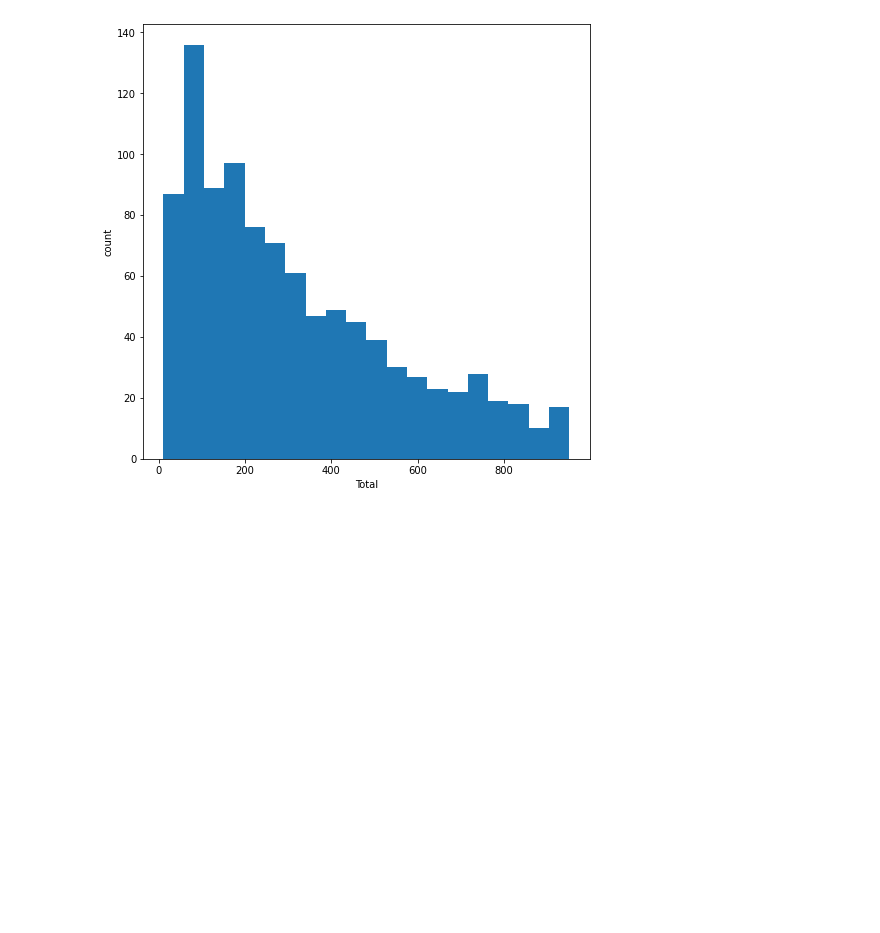
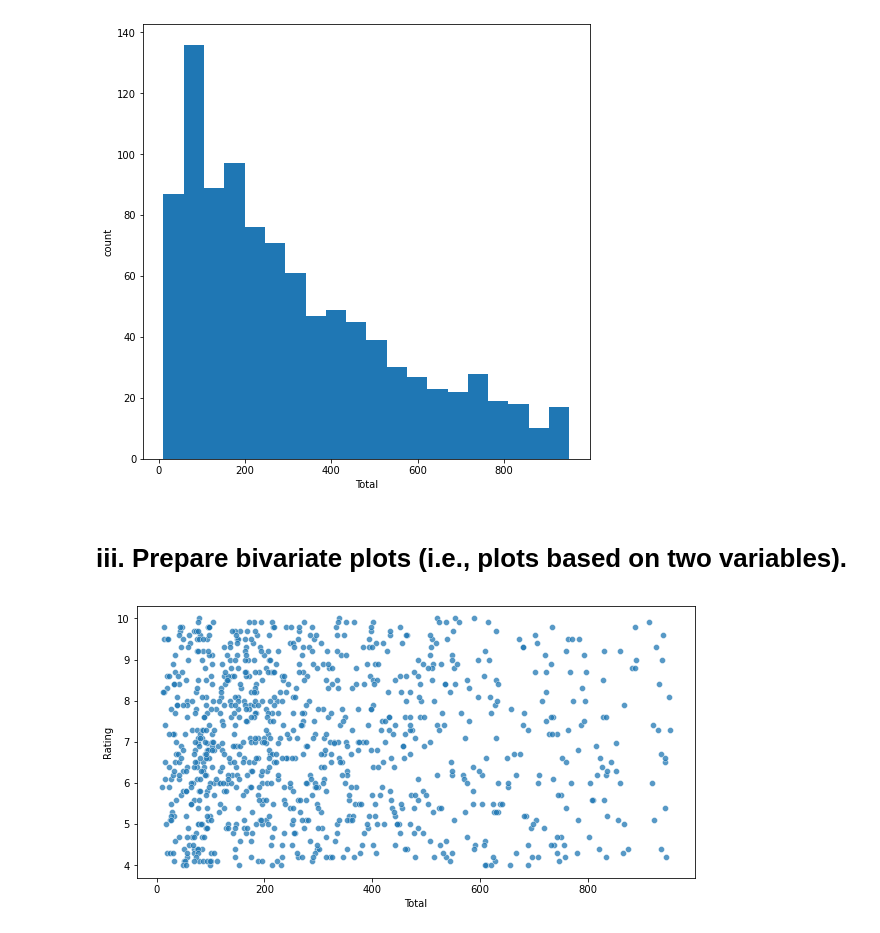
Before and after one commit to ABDULMOHSEEN-AlAli/ISE291_Project, a Jupyter notebook: Project/Supermarket_Sales_Project.ipynb, the cells around one changed output. Cells and saved outputs as stored; diff of their text form; code cells hidden in the pictures; blank space fills up the shorter version.

Commit message:
solved part 3 from i to v and further adjustment need to be done after agreening on type of data analysis

```diff
--- a/Project/Supermarket_Sales_Project.ipynb
+++ b/Project/Supermarket_Sales_Project.ipynb
@@ -270,3 +270,17 @@ plt.show()
 [figure]
 [figure]
 [figure]
+# %% [markdown]
+# iii. Prepare bivariate plots (i.e., plots based on two variables).
+# %%
+import matplotlib.pyplot as plt
+import seaborn as sns
+
+# Rating vs Total - scatterplot
+plt.figure(figsize=(10,5))
+sns.scatterplot(x='Total',y='Rating',
+            alpha=0.75,
+            data=df)
+plt.show()
+# %% [output]
+[figure, added]
```
Also changed, not shown: parts of 17 cells of this notebook.
